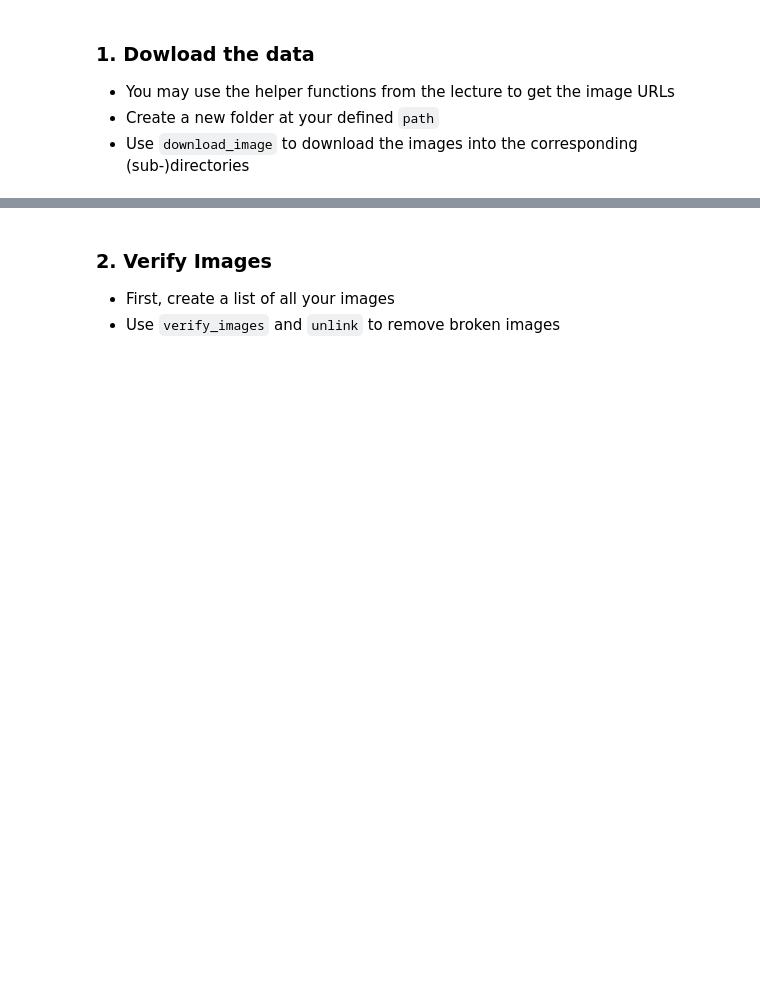
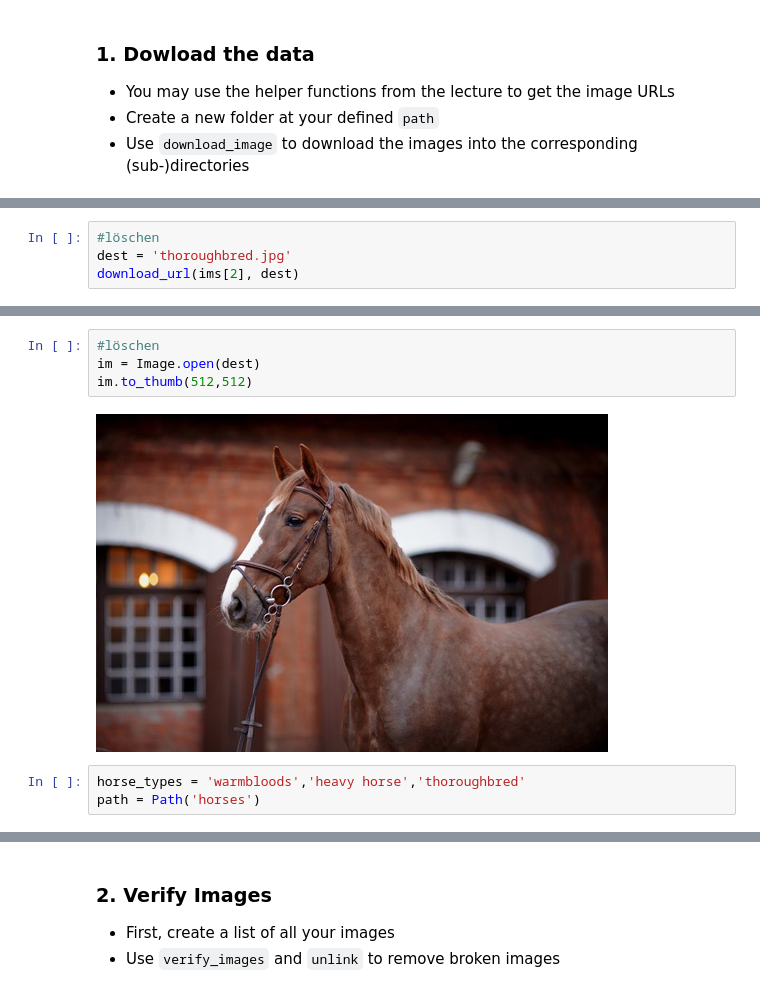
Before and after one commit to pds2021/a5-TJopp, a Jupyter notebook: Assignment_5.ipynb, the cells around one changed output, grey strips where cells are left out. Cells and saved outputs as stored; diff of their text form; blank space fills up the shorter version.

```diff
--- a/Assignment_5.ipynb
+++ b/Assignment_5.ipynb
@@ -63,0 +146,4 @@ Here, you can follow the steps from the lecture or look into the following resso
+# %%
+#löschen
+dest = 'thoroughbred.jpg'
+download_url(ims[2], dest)
@@ -63,0 +152,9 @@ Here, you can follow the steps from the lecture or look into the following resso
+# %%
+#löschen
+im = Image.open(dest)
+im.to_thumb(512,512)
+# %% [output]
+[figure, added]
+# %%
+horse_types = 'warmbloods','heavy horse','thoroughbred'
+path = Path('horses')
```
Also changed, not shown: parts of 20 cells of this notebook.
